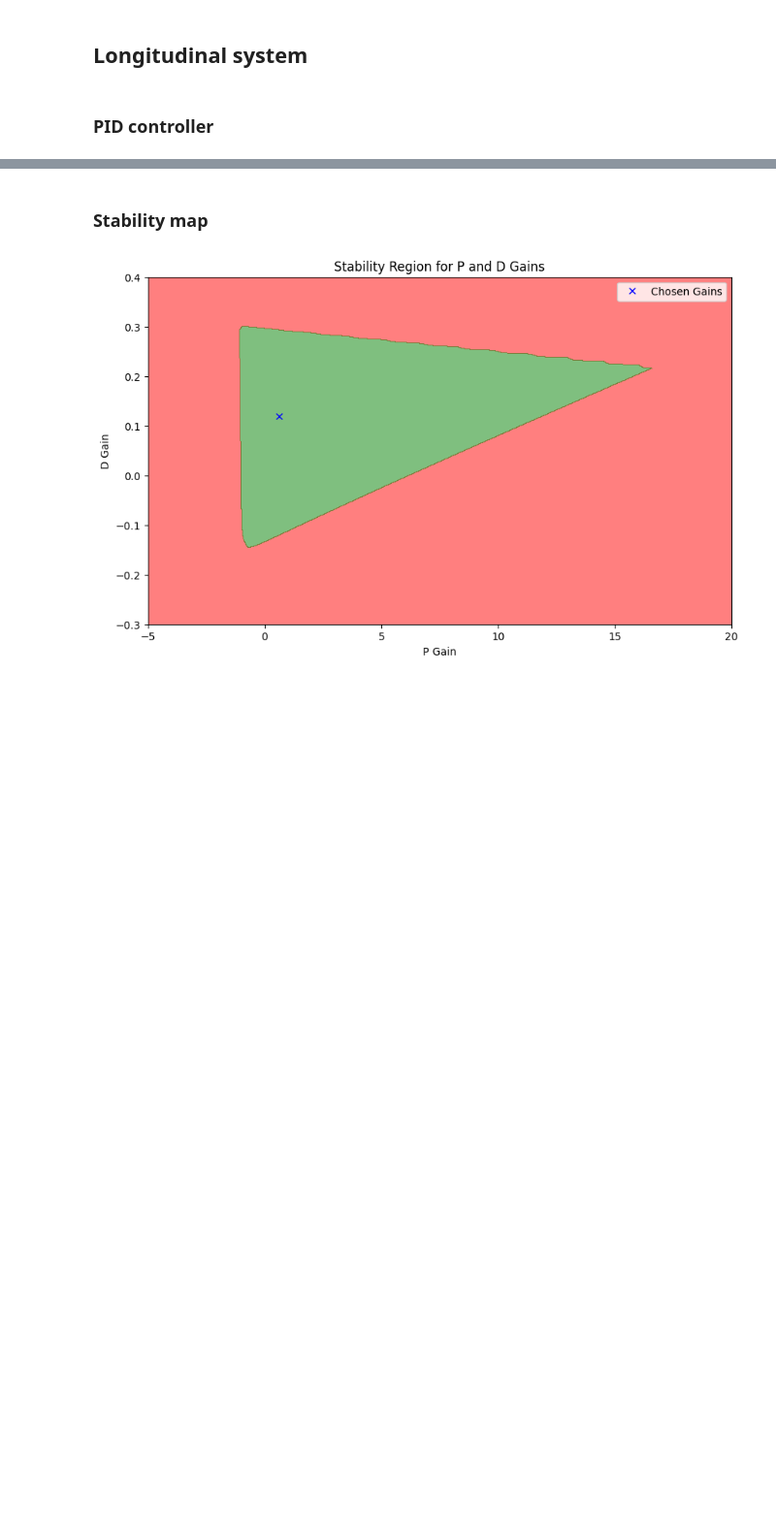
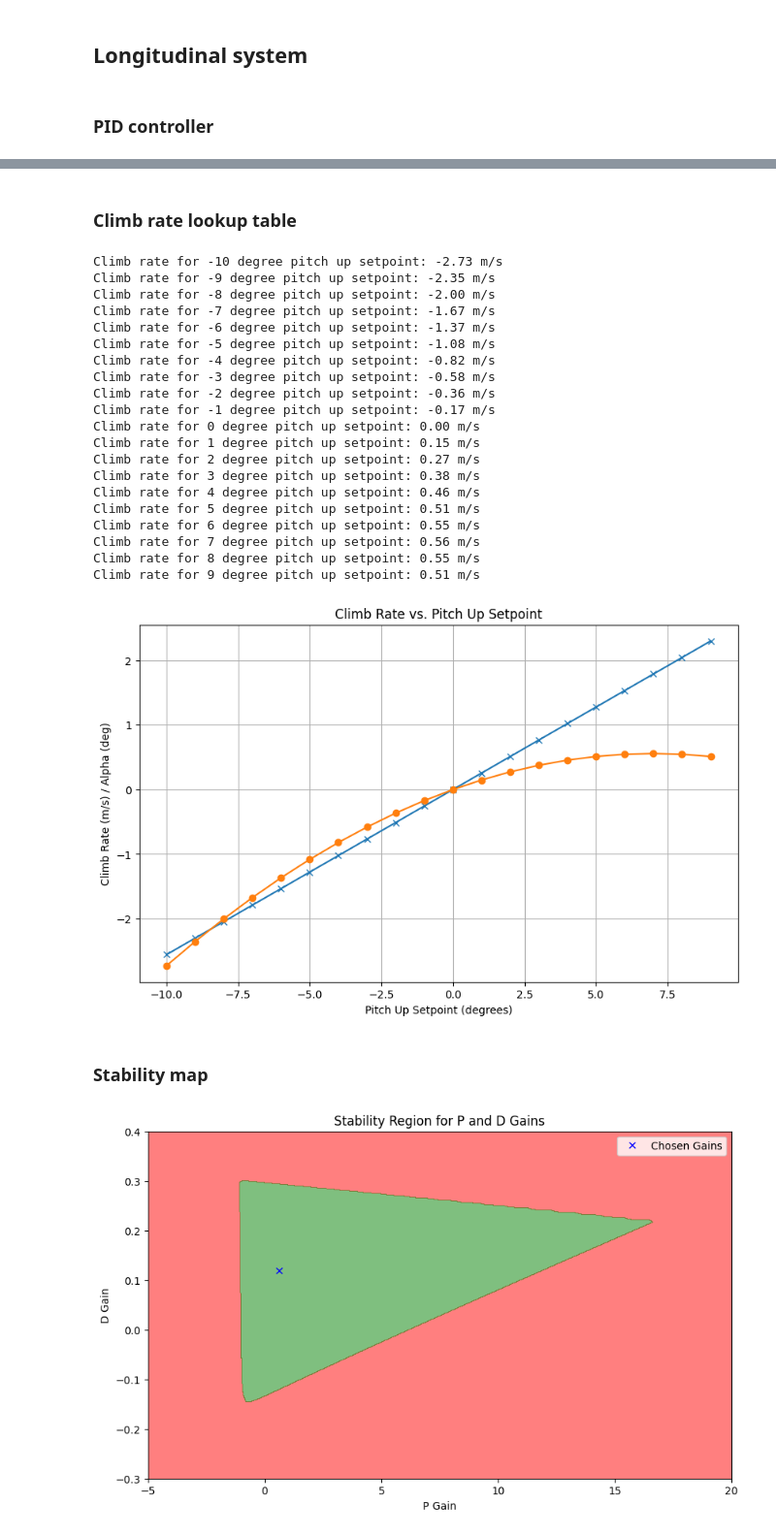
Before and after one commit to gregora/Wright, a Jupyter notebook: control_systems.ipynb, the cells around one changed output, grey strips where cells are left out. Shown at 97% size. Drawn from its saved outputs; the diff is of its cells as text; code cells hidden in the pictures; blank space fills up the shorter version.

Commit message:
Add climb rate

```diff
--- a/control_systems.ipynb
+++ b/control_systems.ipynb
@@ -69,4 +87,50 @@ plt.show()
 [figure]
+# %% [markdown]
+### Climb rate lookup table
+# %%
+theta_refs = [i for i in range(-10, 10, 1)]
+climb_rates = []
+alphas = []
+
+for theta_ref in theta_refs:
+    u[2, :] = theta_ref * np.pi / 180
+    t, y, x = ct.forced_response(longitudinal_feedback, T=t, U=u, return_states = True)
+    climb_rate = (12.37 + x[1, -1]) * np.sin(x[4, -1] - x[2, -1])
+    climb_rates.append(climb_rate)
+    alphas.append(x[2, -1] * 180 / np.pi)
+    print(f"Climb rate for {theta_ref} degree pitch up setpoint: {climb_rate:.2f} m/s")
+
+plt.figure(figsize=(10, 6))
+plt.plot(theta_refs, alphas, marker='x', label="alpha (deg)")
+plt.plot(theta_refs, climb_rates, marker='o', label="climb rate (m/s)")
+plt.xlabel("Pitch Up Setpoint (degrees)")
+plt.ylabel("Climb Rate (m/s) / Alpha (deg)")
+plt.title("Climb Rate vs. Pitch Up Setpoint")
+plt.grid()
+plt.legend()
+plt.show()
+# %% [output]
+Climb rate for -10 degree pitch up setpoint: -2.73 m/s
+Climb rate for -9 degree pitch up setpoint: -2.35 m/s
+Climb rate for -8 degree pitch up setpoint: -2.00 m/s
+Climb rate for -7 degree pitch up setpoint: -1.67 m/s
+Climb rate for -6 degree pitch up setpoint: -1.37 m/s
+Climb rate for -5 degree pitch up setpoint: -1.08 m/s
+Climb rate for -4 degree pitch up setpoint: -0.82 m/s
+Climb rate for -3 degree pitch up setpoint: -0.58 m/s
+Climb rate for -2 degree pitch up setpoint: -0.36 m/s
+Climb rate for -1 degree pitch up setpoint: -0.17 m/s
+Climb rate for 0 degree pitch up setpoint: 0.00 m/s
+Climb rate for 1 degree pitch up setpoint: 0.15 m/s
+Climb rate for 2 degree pitch up setpoint: 0.27 m/s
+Climb rate for 3 degree pitch up setpoint: 0.38 m/s
+Climb rate for 4 degree pitch up setpoint: 0.46 m/s
+Climb rate for 5 degree pitch up setpoint: 0.51 m/s
+Climb rate for 6 degree pitch up setpoint: 0.55 m/s
+Climb rate for 7 degree pitch up setpoint: 0.56 m/s
+Climb rate for 8 degree pitch up setpoint: 0.55 m/s
+Climb rate for 9 degree pitch up setpoint: 0.51 m/s
+[figure, added]
 # %% [markdown]
 ### Stability map
 # %%
```
Also changed, not shown: parts of 1 cell of this notebook.
